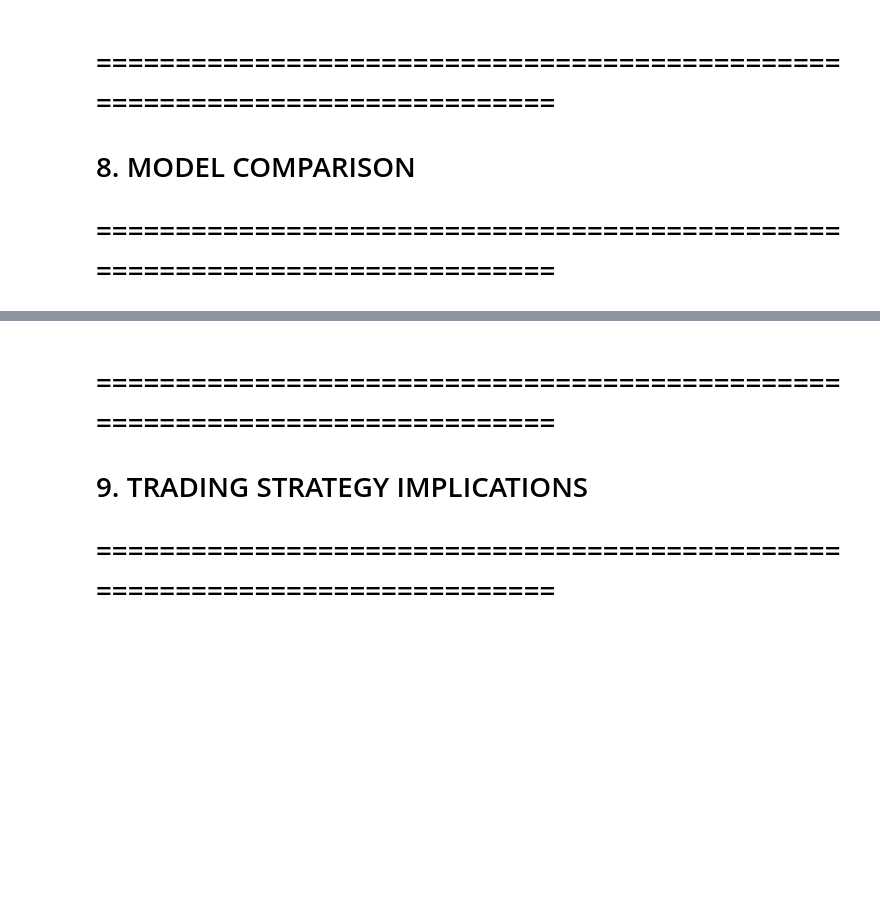
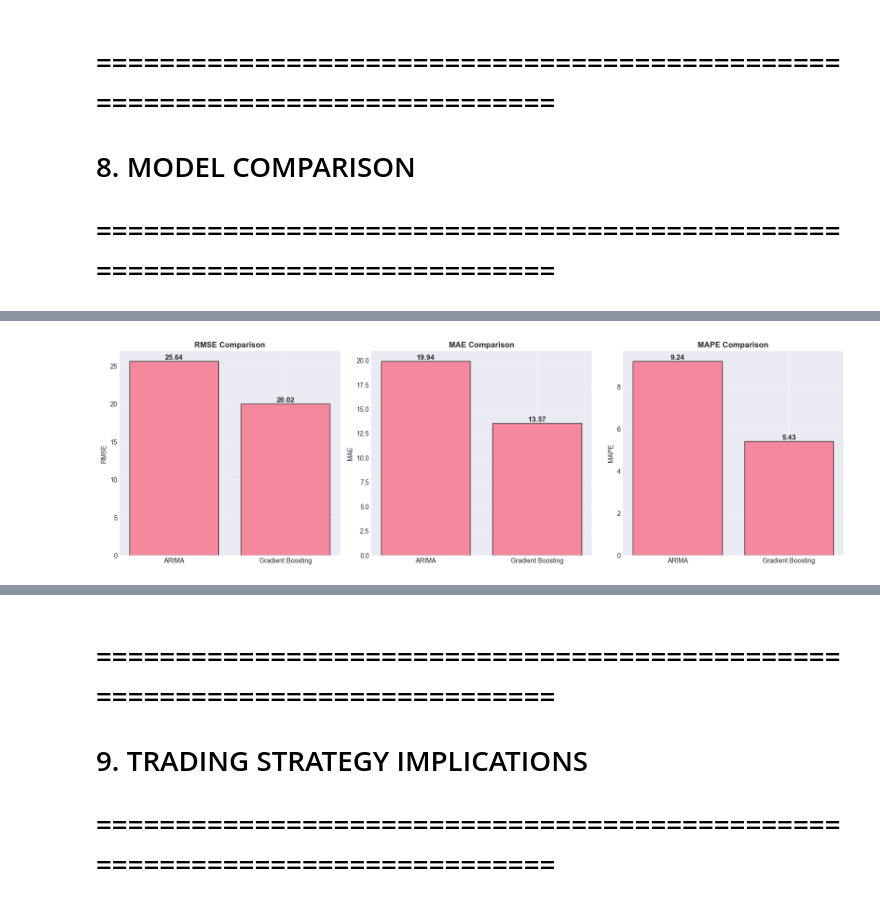
Before and after one commit to aryan-Patel-web/Invsto_Stock_Price_Predict_Intership_Task, a Jupyter notebook: stock_prediction_notebook.ipynb, the cells around one changed output, grey strips where cells are left out. Cells and saved outputs as stored; diff of their text form; code cells hidden in the pictures; blank space fills up the shorter version.

```diff
--- a/stock_prediction_notebook.ipynb
+++ b/stock_prediction_notebook.ipynb
@@ -1114,0 +1088,80 @@ Gradient Boosting 20.103702 13.774569 5.528996
+# %%
+print("\n" + "="*70)
+print("MODEL COMPARISON")
+print("="*70)
+
+# -------------------------------------------------
+# Metrics Comparison (Safe Recreation)
+# -------------------------------------------------
+comparison_df = pd.DataFrame({
+    "Model": ["ARIMA", "Gradient Boosting"],
+    "RMSE": [arima_metrics["RMSE"], rmse],
+    "MAE":  [arima_metrics["MAE"], mae],
+    "MAPE": [arima_metrics["MAPE"], mape]
+})
+
+print("\n📊 Model Performance Comparison:")
+print(comparison_df.to_string(index=False))
+
+# Best model
+best_model = comparison_df.loc[comparison_df["RMSE"].idxmin(), "Model"]
+print(f"\n🏆 Best Model (by RMSE): {best_model}")
+
+# -------------------------------------------------
+# Metric Visualization
+# -------------------------------------------------
+fig, axes = plt.subplots(1, 3, figsize=(16, 5))
+metrics = ["RMSE", "MAE", "MAPE"]
+
+for i, metric in enumerate(metrics):
+    bars = axes[i].bar(
+        comparison_df["Model"],
+        comparison_df[metric],
+        edgecolor="black",
+        alpha=0.8
+    )
+
+    axes[i].set_title(f"{metric} Comparison", fontweight="bold")
+    axes[i].set_ylabel(metric)
+    axes[i].grid(axis="y", alpha=0.3)
+
+    # Value labels
+    for bar in bars:
+        height = bar.get_height()
+        axes[i].text(
+            bar.get_x() + bar.get_width() / 2,
+            height,
+            f"{height:.2f}",
+            ha="center",
+            va="bottom",
+            fontsize=11,
+            fontweight="bold"
+        )
+
+plt.tight_layout()
+plt.savefig(f"{PRIMARY_STOCK}_model_comparison.png", dpi=300, bbox_inches="tight")
+plt.show()
+
+print(f"✓ Metric comparison saved: {PRIMARY_STOCK}_model_comparison.png")
+
+# -------------------------------------------------
+# Prediction Comparison Visualization (NEW)
+# -------------------------------------------------
+fig, ax = plt.subplots(figsize=(15, 6))
+
+ax.plot(test.index, test.values, label="Actual", linewidth=2)
+ax.plot(test.index, forecast.values, label="ARIMA", linestyle="--", linewidth=2)
+ax.plot(y_test.index, y_pred_final, label="Gradient Boosting", linestyle="--", linewidth=2)
+
+ax.set_title("Actual vs ARIMA vs Gradient Boosting Predictions")
+ax.set_xlabel("Date")
+ax.set_ylabel("Price")
+ax.legend()
+ax.grid(alpha=0.3)
+
+plt.tight_layout()
+plt.savefig(f"{PRIMARY_STOCK}_comparison_predictions.png", dpi=300)
+plt.show()
+
+print(f"✓ Prediction comparison saved: {PRIMARY_STOCK}_comparison_predictions.png")
+# %% [output]
@@ -1114,0 +1178 @@ Gradient Boosting 20.103702 13.774569 5.528996
+[figure, added]
```
Also changed, not shown: parts of 15 cells of this notebook, 16 other files.
